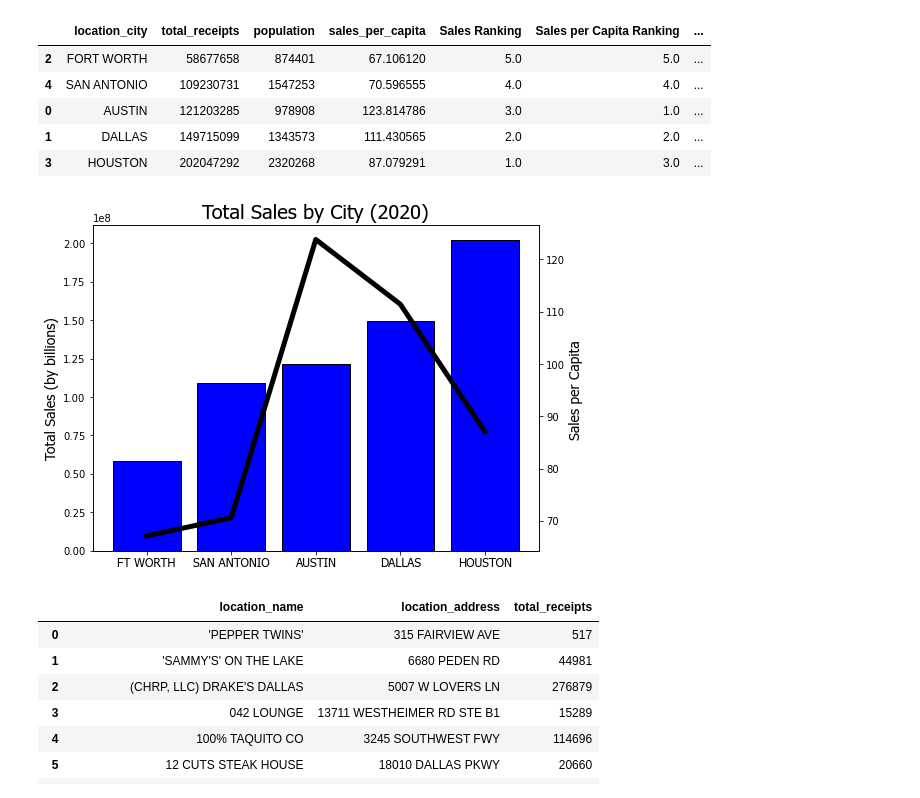
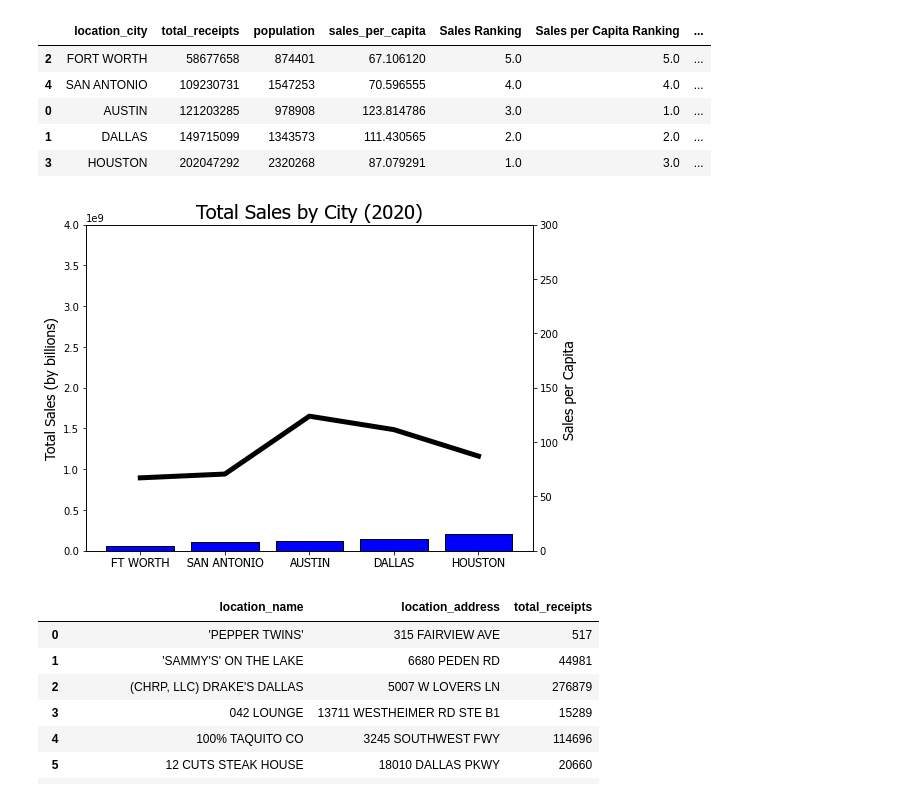
Before and after one commit to KelliDSmith/SMU_Project1_Group1, a Jupyter notebook: testing_kelli.ipynb, the cells around one changed output. Drawn from its saved outputs; the diff is of its cells as text; code cells hidden in the pictures.

```diff
--- a/testing_kelli.ipynb
+++ b/testing_kelli.ipynb
@@ -147,21 +218,22 @@ citysales2020_sort
 # %%
 plt.figure(figsize=(8,6))
 cities = []
 for city in citysales2020_sort['location_city']:
     cities.append(citysales2020_sort['location_city'])
 total_sales = citysales2020_sort['total_receipts']
 x_axis = np.arange(len(cities))
+plt.ylim(0,4000000000)
 plt.bar(x_axis, total_sales, color="blue", edgecolor="black", align="center")
 hfont = {'fontname':'Tahoma'}
 tick_locations = [value for value in x_axis]
 plt.xticks(tick_locations, ['FT WORTH','SAN ANTONIO','AUSTIN','DALLAS','HOUSTON'], **hfont,fontsize=12)
 plt.ylabel("Total Sales (by billions)", **hfont,fontsize=14)
 axis2 = plt.twinx()
 axis2.plot(x_axis, citysales2020_sort['sales_per_capita'], color='black',linewidth=5)
-# axes2.set_ylim(-1, 1)
+axis2.set_ylim(0, 300)
 axis2.set_ylabel('Sales per Capita ', **hfont,fontsize=14)
 plt.title("Total Sales by City (2020)", **hfont,fontsize=20)
-plt.savefig("../SMU_Project1_Group1/total_sales_by_city_2020.png")
+plt.savefig("../SMU_Project1_Group1/total_sales_by_city_2020_v2.png")
 plt.show()
 # %% [output]
-[figure, old version]
+[figure, new version]
```
Also changed, not shown: parts of 13 cells of this notebook, 2 other files.
